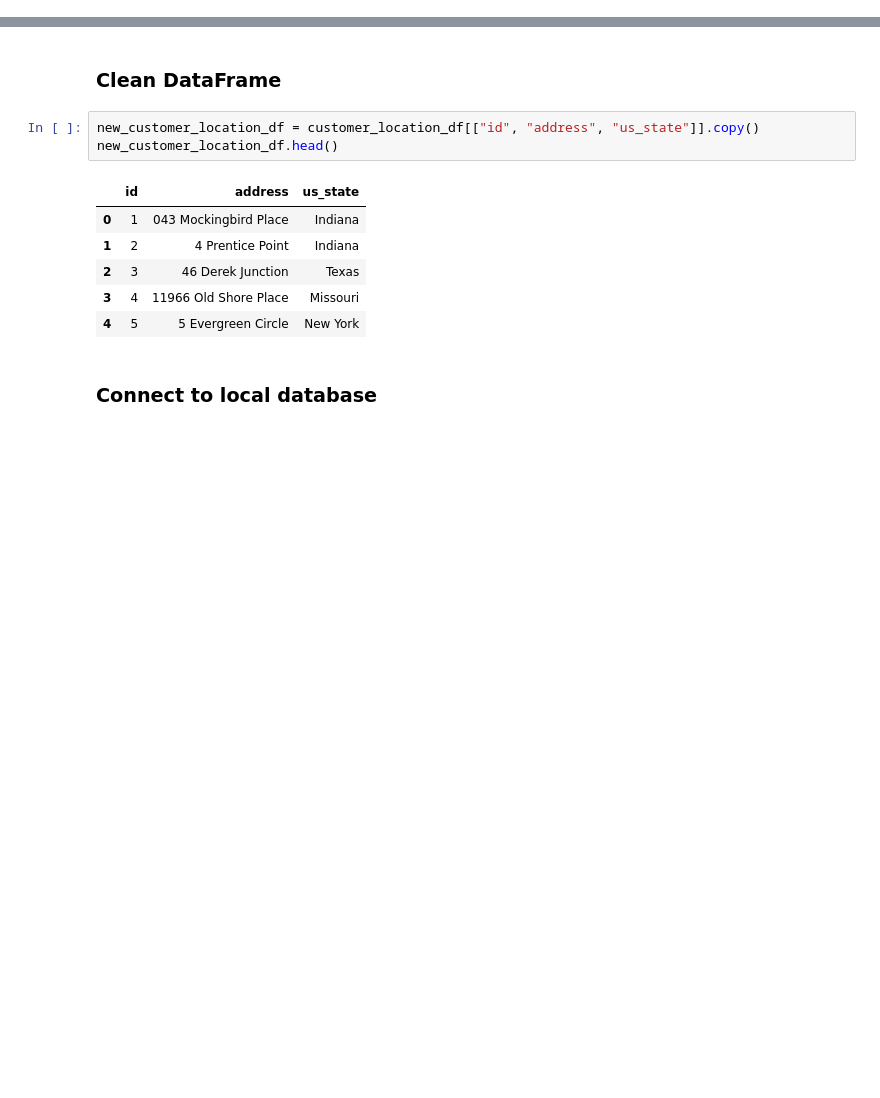
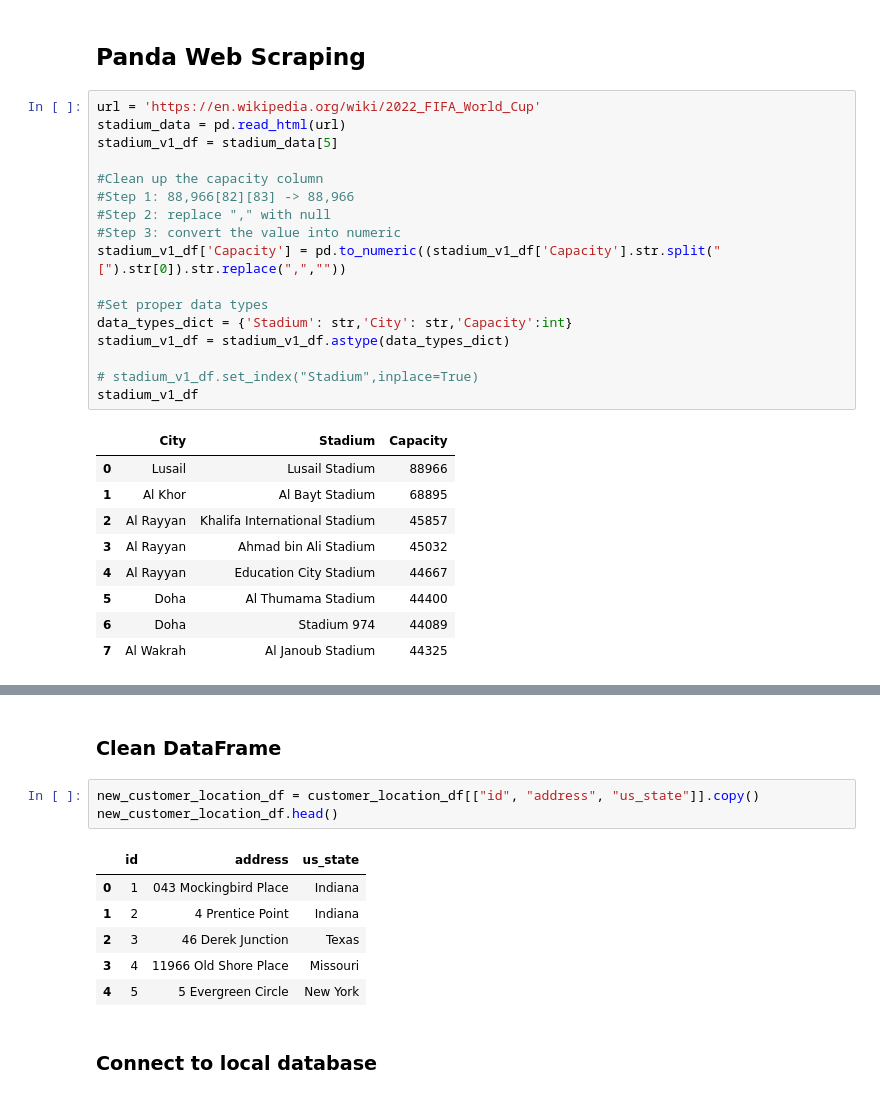
Before and after one commit to xnotynot/Project2-ETL, a Jupyter notebook: FIFA_2022_ETL.ipynb, the cells around one changed output, grey strips where cells are left out. Saved outputs shown, nothing was run; the diff lists cells and outputs as text; blank space fills up the shorter version.

```diff
--- a/FIFA_2022_ETL.ipynb
+++ b/FIFA_2022_ETL.ipynb
@@ -36,0 +135,29 @@ customer_location_df.head()
+# %% [markdown]
+## Panda Web Scraping
+# %%
+url = 'https://en.wikipedia.org/wiki/2022_FIFA_World_Cup'
+stadium_data = pd.read_html(url)
+stadium_v1_df = stadium_data[5]
+
+#Clean up the capacity column
+#Step 1: 88,966[82][83] -> 88,966
+#Step 2: replace "," with null
+#Step 3: convert the value into numeric
+stadium_v1_df['Capacity'] = pd.to_numeric((stadium_v1_df['Capacity'].str.split("[").str[0]).str.replace(",",""))
+
+#Set proper data types
+data_types_dict = {'Stadium': str,'City': str,'Capacity':int}
+stadium_v1_df = stadium_v1_df.astype(data_types_dict)
+
+# stadium_v1_df.set_index("Stadium",inplace=True)
+stadium_v1_df
+# %% [output]
+|  | City | Stadium | Capacity |
+| 0 | Lusail | Lusail Stadium | 88966 |
+| 1 | Al Khor | Al Bayt Stadium | 68895 |
+| 2 | Al Rayyan | Khalifa International Stadium | 45857 |
+| 3 | Al Rayyan | Ahmad bin Ali Stadium | 45032 |
+| 4 | Al Rayyan | Education City Stadium | 44667 |
+| 5 | Doha | Al Thumama Stadium | 44400 |
+| 6 | Doha | Stadium 974 | 44089 |
+| 7 | Al Wakrah | Al Janoub Stadium | 44325 |
```
Also changed, not shown: parts of 21 cells of this notebook, 10 other files.
